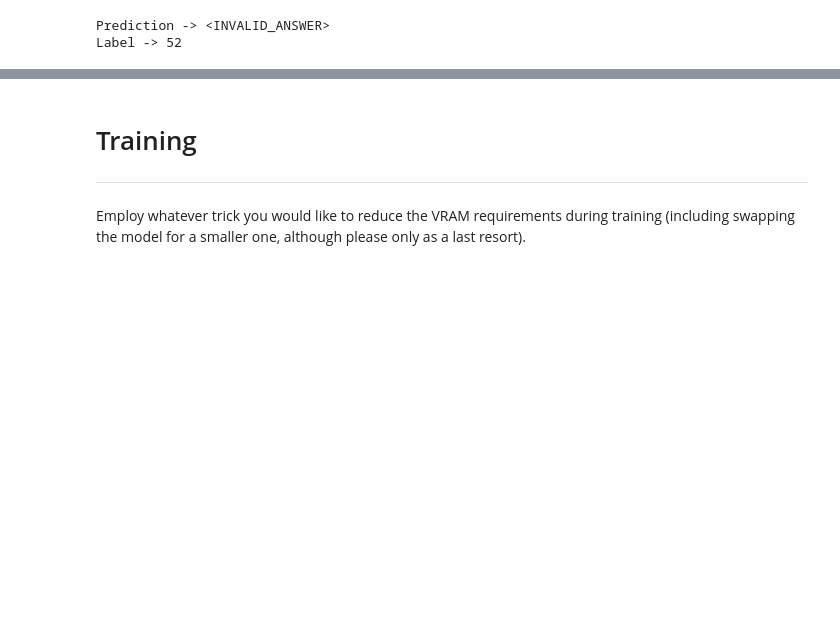
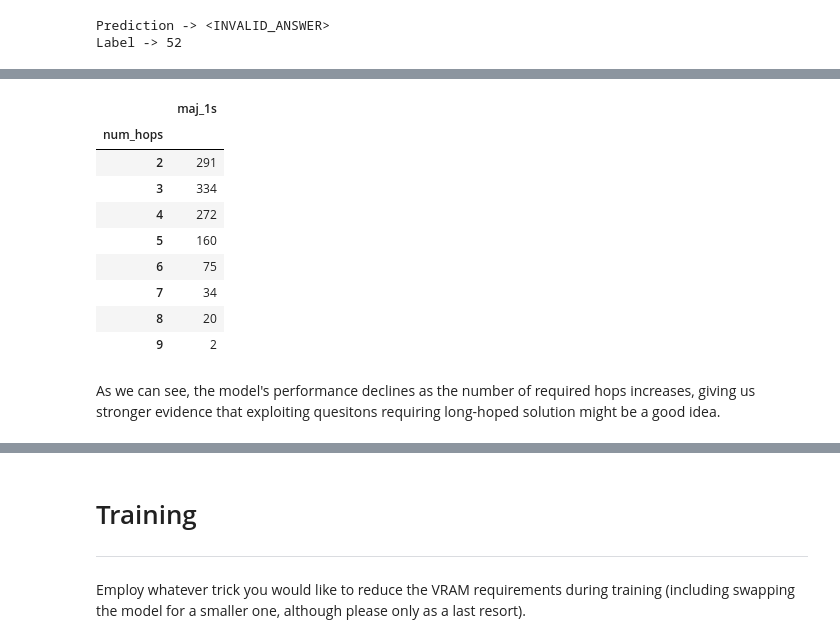
Before and after one commit to RobbenRibery/rft-gsm8k, a Jupyter notebook: Take_Home_Test.ipynb, the cells around one changed output, grey strips where cells are left out. Drawn from its saved outputs; the diff is of its cells as text; code cells hidden in the pictures; blank space fills up the shorter version.

```diff
--- a/Take_Home_Test.ipynb
+++ b/Take_Home_Test.ipynb
@@ -612,0 +480,15 @@ python generation.py --generation-path "generations/gsm8k_synthetic_data_747inst
+# %%
+v.groupby("num_hops")[["maj_1s"]].count()
+# %% [output]
+|  | maj_1s |
+| num_hops |  |
+| 2 | 291 |
+| 3 | 334 |
+| 4 | 272 |
+| 5 | 160 |
+| 6 | 75 |
+| 7 | 34 |
+| 8 | 20 |
+| 9 | 2 |
+# %% [markdown]
+As we can see, the model's performance declines as the number of required hops increases, giving us stronger evidence that exploiting quesitons requiring long-hoped solution might be a good idea.
```
Also changed, not shown: parts of 64 cells of this notebook, 15 other files.
